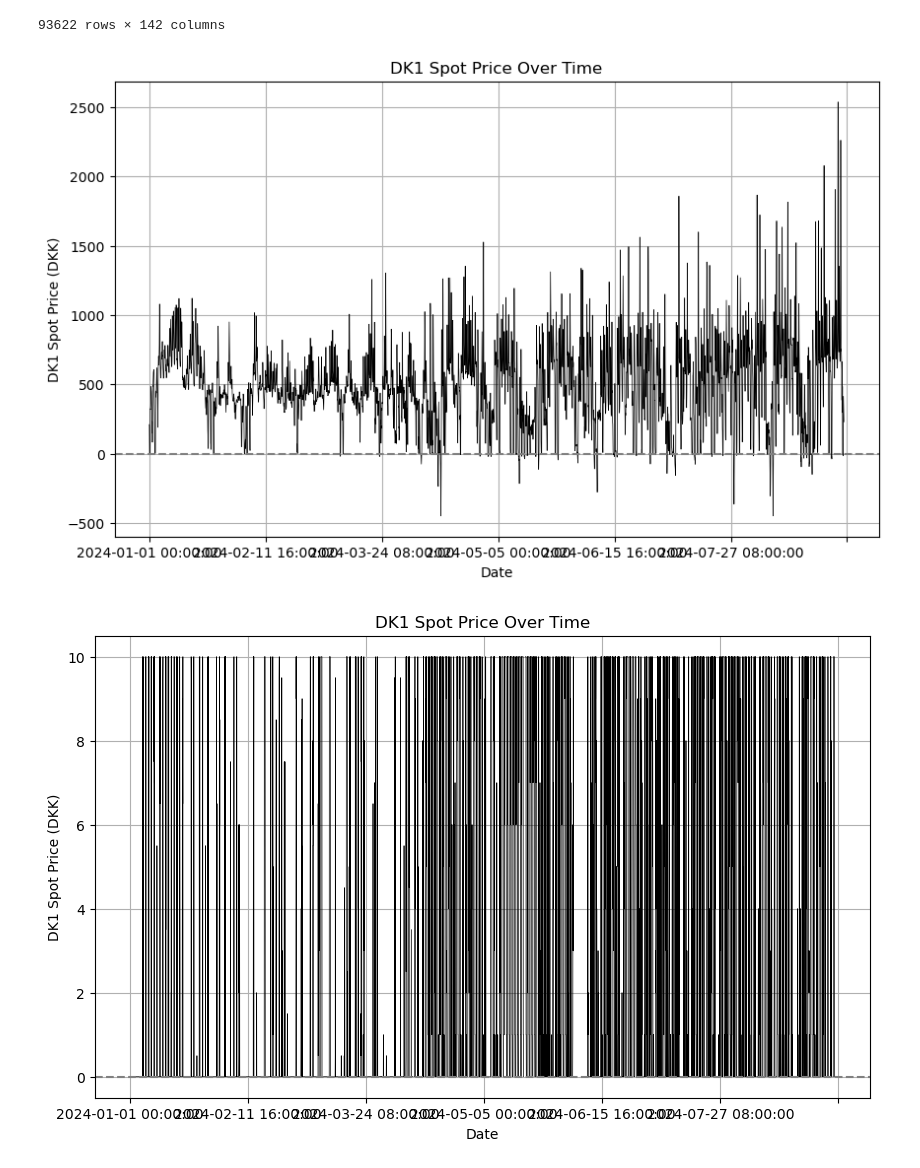
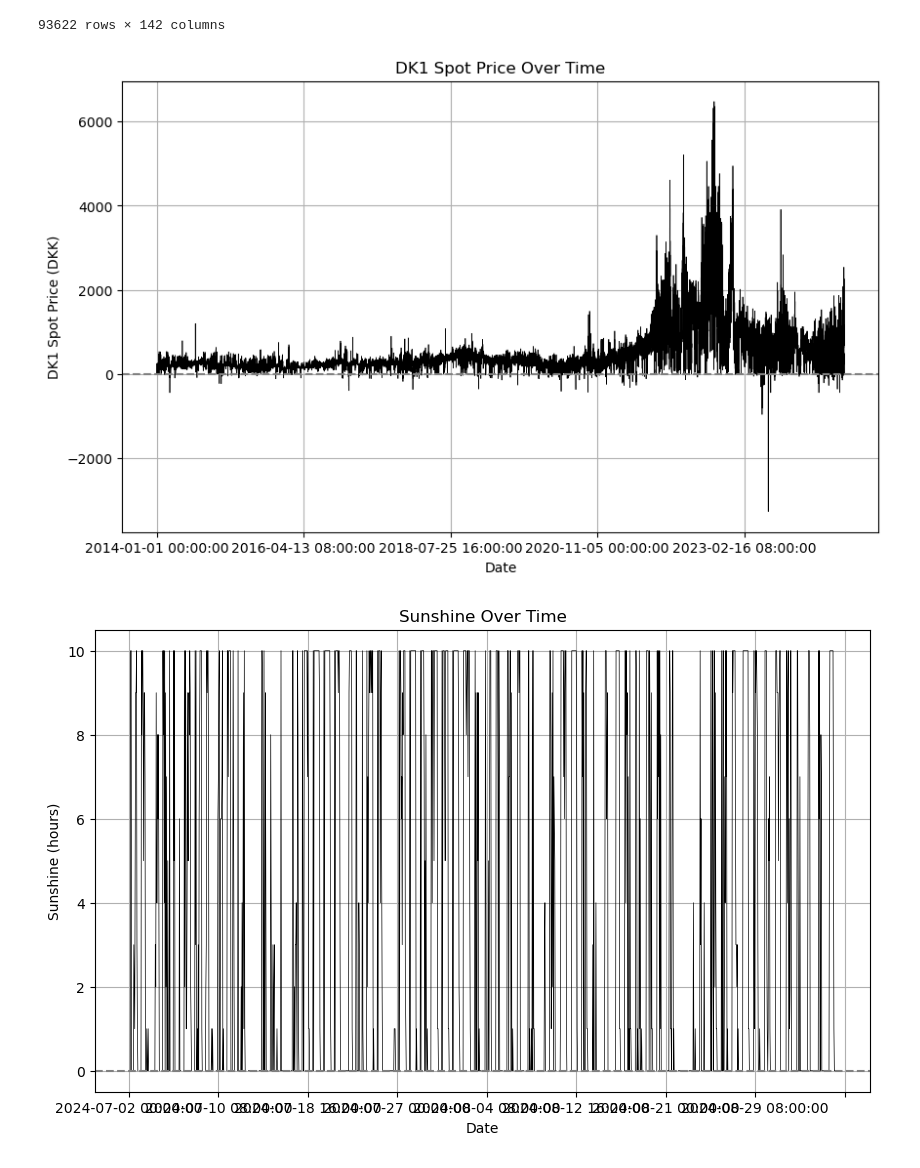
Before and after one commit to peterravn/Seminar-Adv-Finance, a Jupyter notebook: Load prices.ipynb, the cells around one changed output. Saved outputs shown, nothing was run; the diff lists cells and outputs as text; code cells hidden in the pictures.

Commit message:
Added title to sunburst chart

```diff
--- a/Load prices.ipynb
+++ b/Load prices.ipynb
@@ -71,7 +71,7 @@ merged_df
 # %%
 import matplotlib.pyplot as plt
 
-filtered_df = merged_df[merged_df.index >= '2024-01-01']
+filtered_df = merged_df[merged_df.index >= '2014-01-01']
 
 # Plot DK1_spot with black color, smaller line thickness, and x-line at y=0
 plt.figure(figsize=(10,6))
@@ -85,22 +85,22 @@ plt.ylabel('DK1 Spot Price (DKK)')
 plt.grid(True)
 plt.show()
 # %% [output]
-[figure, old version]
+[figure, new version]
 # %%
 import matplotlib.pyplot as plt
 
-filtered_df = merged_df[merged_df.index >= '2024-01-01']
+filtered_df = merged_df[merged_df.index >= '2024-07-02']
 
 # Plot DK1_spot with black color, smaller line thickness, and x-line at y=0
 plt.figure(figsize=(10,6))
 filtered_df['sun_06031'].plot(color='black', linewidth=0.5)  # Black line with smaller thickness
 
 plt.axhline(0, color='gray', linestyle='--')  # Add a horizontal line at y=0
 
-plt.title('DK1 Spot Price Over Time')
+plt.title('Sunshine Over Time')
 plt.xlabel('Date')
-plt.ylabel('DK1 Spot Price (DKK)')
+plt.ylabel('Sunshine (hours)')
 plt.grid(True)
 plt.show()
 # %% [output]
-[figure, old version]
+[figure, new version]
```
